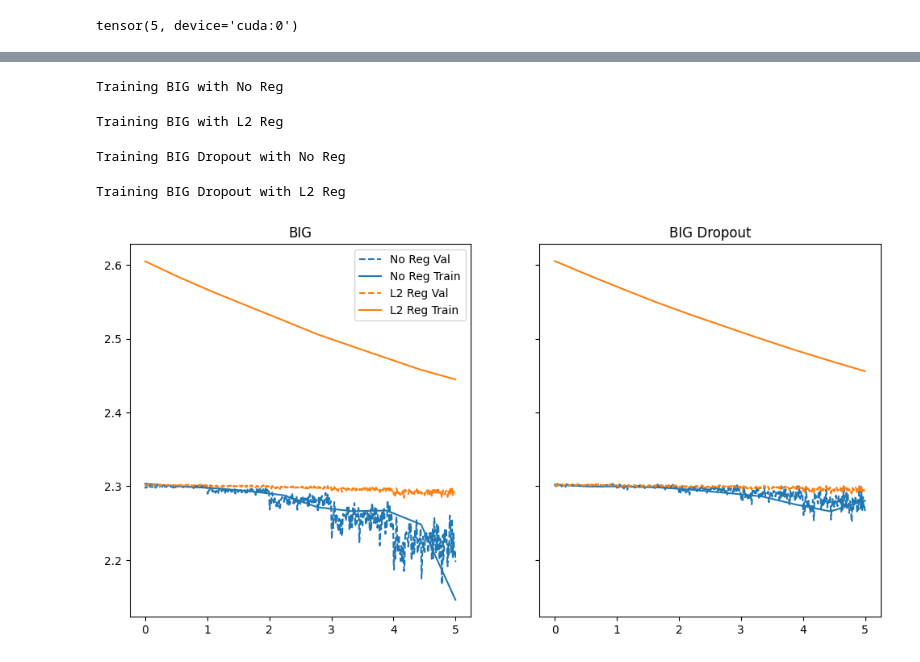
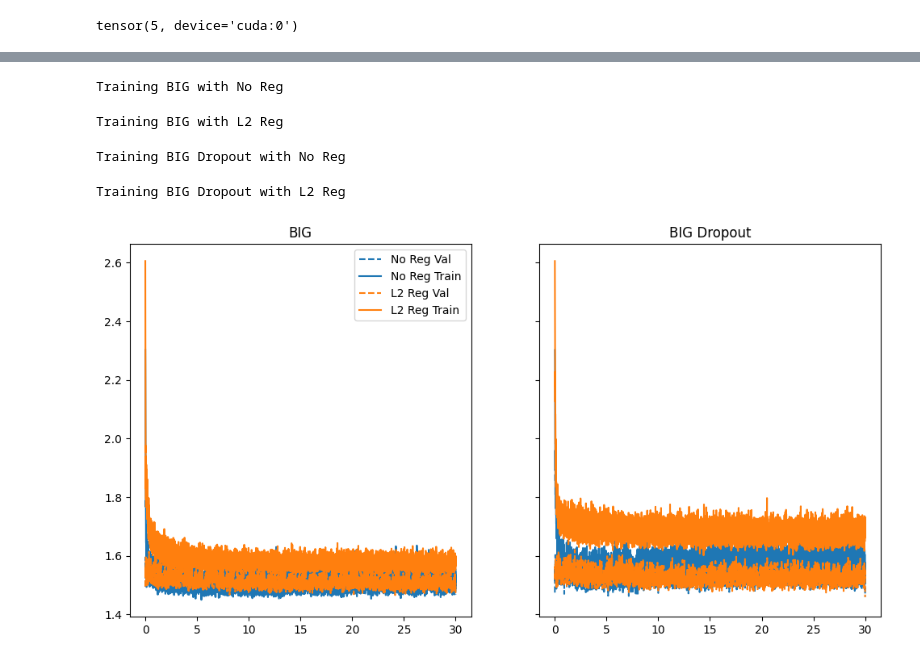
Before and after one commit to fxGRDN/ml-laby, a Jupyter notebook: list7.ipynb, the cells around one changed output, grey strips where cells are left out. Drawn from its saved outputs; the diff is of its cells as text; code cells hidden in the pictures.

```diff
--- a/list7.ipynb
+++ b/list7.ipynb
@@ -281,7 +281,7 @@ def plot_learning_curve(epochs, loss_curve, val_curve, same_color=False, **args)
     plt.show()
 # %%
 model_bc = ANN_Binary_Classifier(x_bc.shape[1])
-BC_EPOCHS = 10
+BC_EPOCHS = 5
 
 
 train_loss, val_loss = train_model_bc(
@@ -363,9 +363,9 @@ def train_regularized(
 
     model = model.to(device)
 
-    for epoch in range(epochs):
+    for epoch in tqdm.tqdm(range(epochs)):
         model.train()
-        for X, y in tqdm.tqdm(train_dataloader):
+        for X, y in train_dataloader:
             optimizer.zero_grad()
             X = X.to(device)
             y = y.to(device)
@@ -392,7 +392,9 @@ def train_regularized(
     return epochs, loss_curve, val_curve
 # %%
 transform = transforms.Compose(
-    [transforms.ToTensor(), transforms.Lambda(lambda x: x.view(-1))]
+    [transforms.ToTensor(),
+    transforms.Normalize((0.1307,), (0.3081,)),
+     transforms.Lambda(lambda x: x.view(-1))]
 )
 
 mnist_train = datasets.MNIST(
@@ -402,13 +404,13 @@ mnist_test = datasets.MNIST(
     root="data", train=False, download=True, transform=transform
 )
 
-generator = torch.Generator(device=device).manual_seed(42)
+generator = torch.Generator(device=device)
 
 mnist_train, mnist_val = torch.utils.data.random_split(
     mnist_train, [0.8, 0.2], generator=generator
 )
 
-mnist_train = torch.utils.data.Subset(mnist_train, range(100))
+# mnist_train = torch.utils.data.Subset(mnist_train, range(100))
 
 
 train_loader_mnist = DataLoader(
@@ -435,31 +437,32 @@ fig, axes = plt.subplots(1, 2, figsize=(12, 6), sharey=True)
 
 for ax, (big_name, big_model) in zip(axes, big_models.items()):
     for reg_name, reg_method in training_methods.items():
         print(f"Training {big_name} with {reg_name}")
         big_model.reset_parameters()
         epochs, train_loss, val_loss = train_regularized(
             big_model,
             train_loader_mnist,
             val_loader_mnist,
             regularization=reg_method,
+            epochs=30,
         )
         x_loss = np.linspace(0, epochs, len(train_loss))
         x_val = np.linspace(0, epochs, len(val_loss))
 
         val_loss = savgol_filter(val_loss, 5, 3)
         train_loss = savgol_filter(train_loss, 5, 3)
 
         (base_line,) = ax.plot(x_val, val_loss, linestyle="--", label=f"{reg_name} Val")
         ax.plot(
             x_loss, train_loss, color=base_line.get_color(), label=f"{reg_name} Train"
         )
     ax.set_title(big_name)
 
 axes[0].legend()
 plt.show()
 # %% [output]
 Training BIG with No Reg
 Training BIG with L2 Reg
 Training BIG Dropout with No Reg
 Training BIG Dropout with L2 Reg
-[figure, old version]
+[figure, new version]
```
Also changed, not shown: parts of 5 cells of this notebook.
